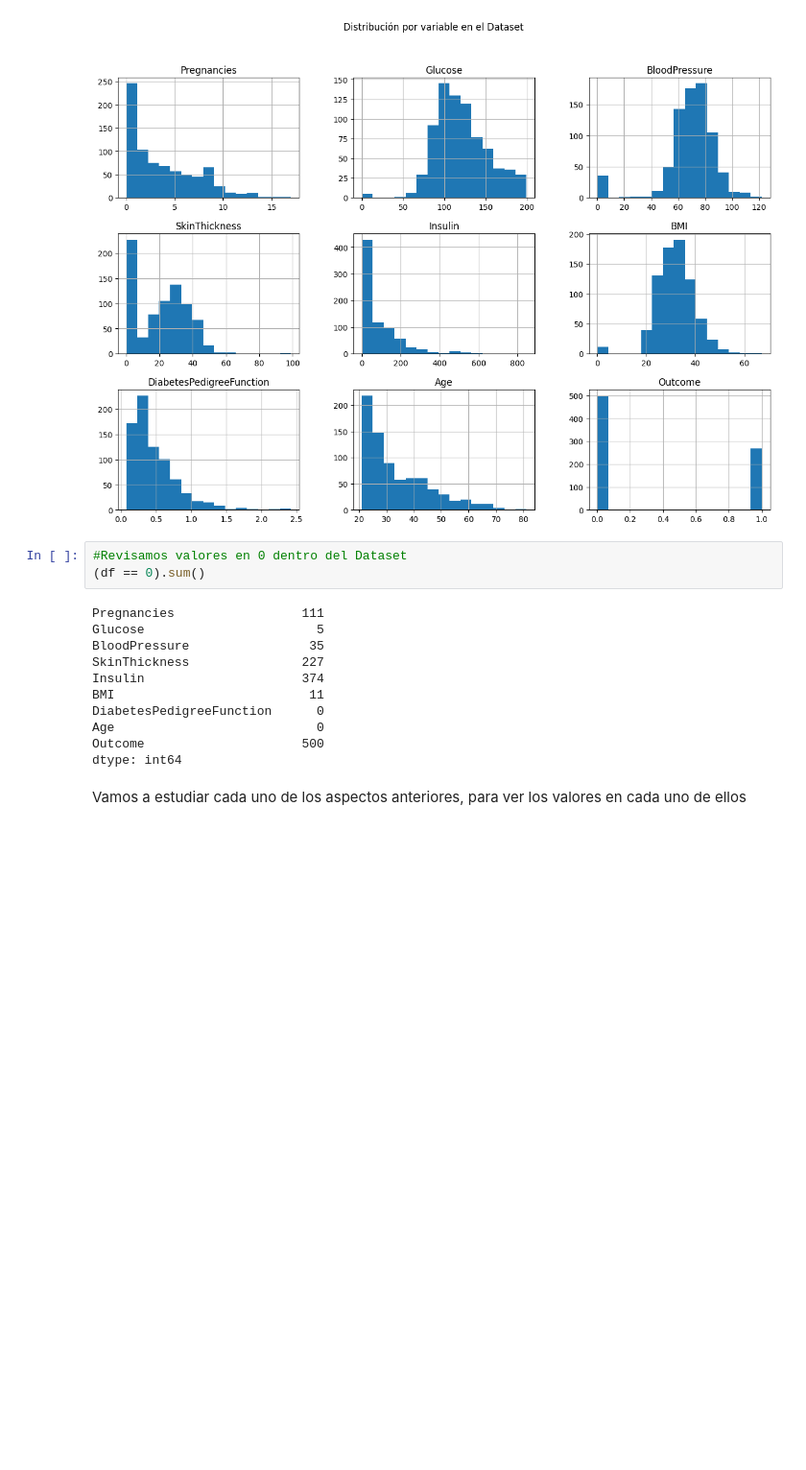
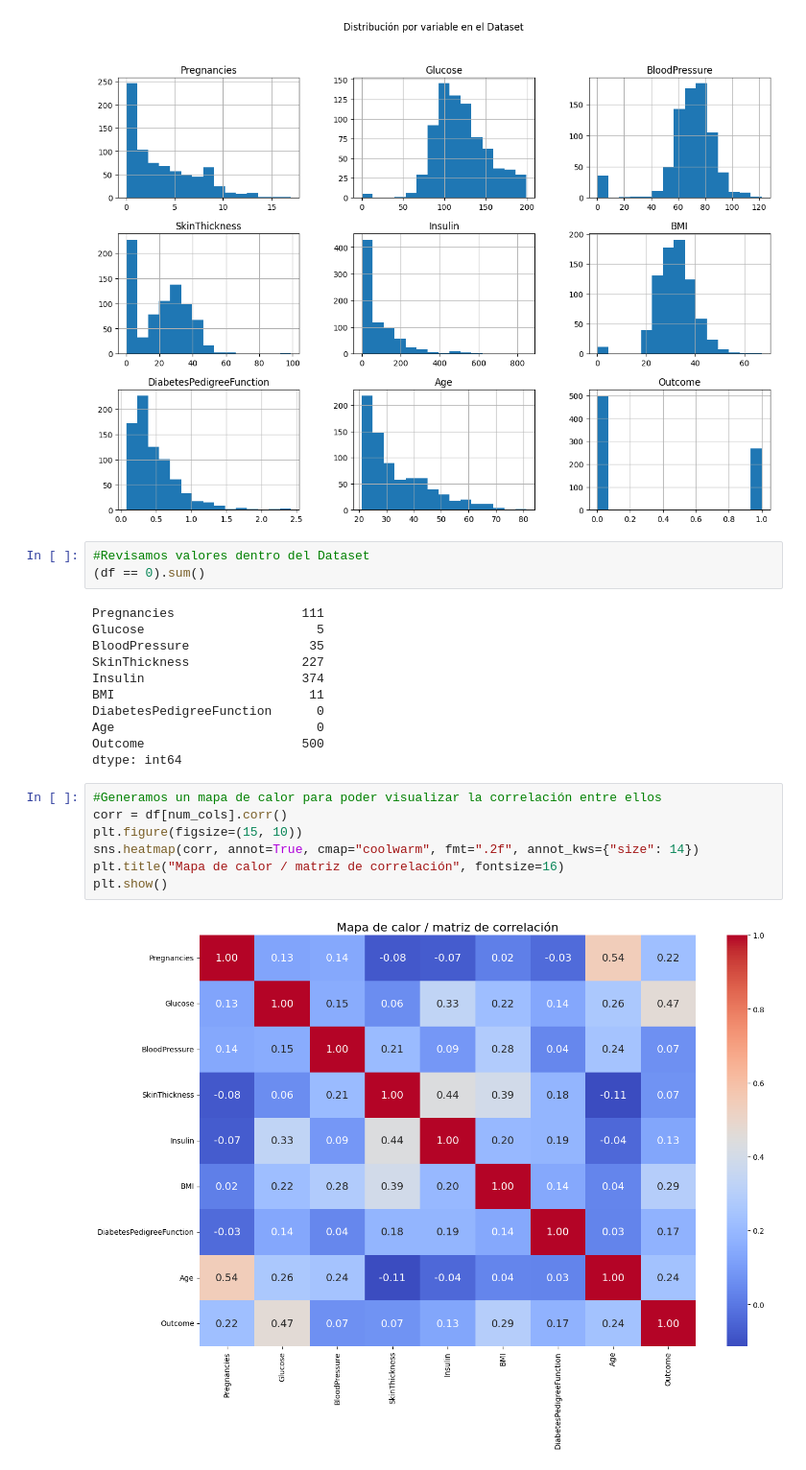
Before and after one commit to 4GeeksAcademy/Leonel_Ponce_decisions_tree, a Jupyter notebook: src/explore.ipynb, the cells around one changed output. Shown: that part at 96% size. Cells and saved outputs as stored; diff of their text form; blank space fills up the shorter version.

```diff
--- a/src/explore.ipynb
+++ b/src/explore.ipynb
@@ -78,7 +81,7 @@ plt.show()
 # %% [output]
 [figure]
 # %%
-#Revisamos valores en 0 dentro del Dataset
+#Revisamos valores dentro del Dataset
 (df == 0).sum()
 # %% [output]
 Pregnancies                 111
@@ -91,5 +94,12 @@ DiabetesPedigreeFunction      0
 Age                           0
 Outcome                     500
 dtype: int64
-# %% [markdown]
-Vamos a estudiar cada uno de los aspectos anteriores, para ver los valores en cada uno de ellos
+# %%
+#Generamos un mapa de calor para poder visualizar la correlación entre ellos
+corr = df[num_cols].corr()
+plt.figure(figsize=(15, 10))
+sns.heatmap(corr, annot=True, cmap="coolwarm", fmt=".2f", annot_kws={"size": 14})
+plt.title("Mapa de calor / matriz de correlación", fontsize=16)
+plt.show()
+# %% [output]
+[figure, added]
```
Also changed, not shown: parts of 6 cells of this notebook.
